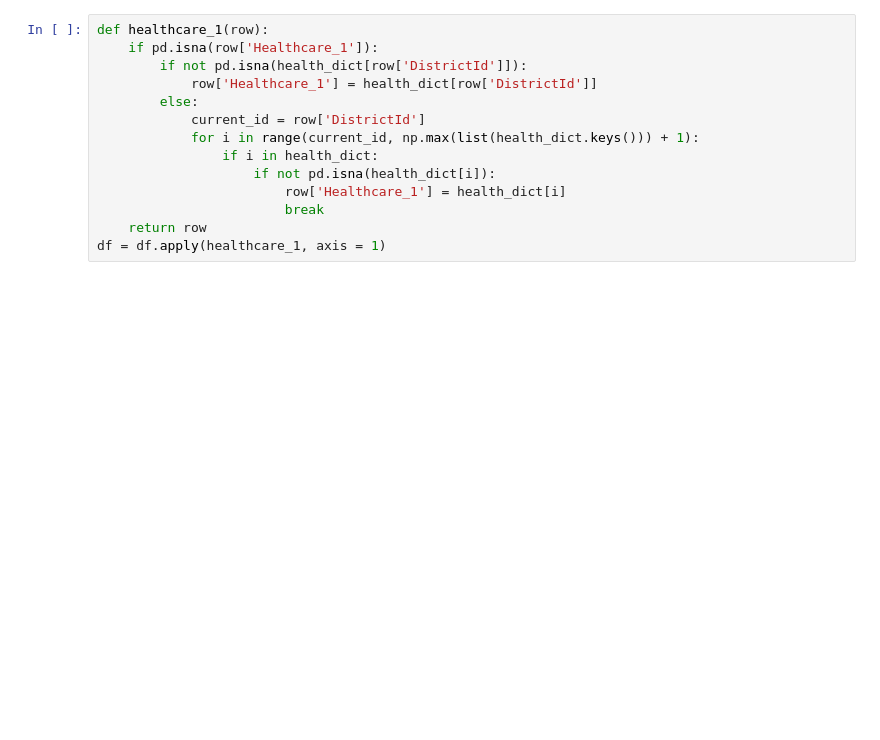
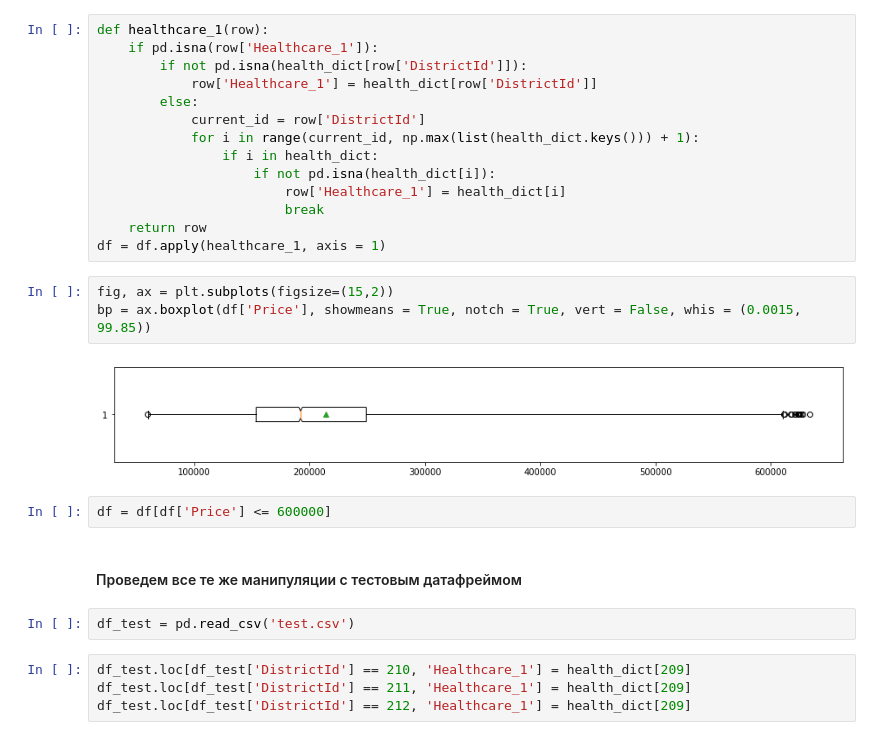
Before and after one commit to yuriy5139/Libs4DSQ1, a Jupyter notebook: LibsForMLQ1course.ipynb, the cells around one changed output. Cells and saved outputs as stored; diff of their text form; blank space fills up the shorter version.

```diff
--- a/LibsForMLQ1course.ipynb
+++ b/LibsForMLQ1course.ipynb
@@ -258,3 +259,18 @@ def healthcare_1(row):
                         break
     return row
 df = df.apply(healthcare_1, axis = 1)
+# %%
+fig, ax = plt.subplots(figsize=(15,2))
+bp = ax.boxplot(df['Price'], showmeans = True, notch = True, vert = False, whis = (0.0015, 99.85))
+# %% [output]
+[figure, added]
+# %%
+df = df[df['Price'] <= 600000]
+# %% [markdown]
+#### Проведем все те же манипуляции с тестовым датафреймом
+# %%
+df_test = pd.read_csv('test.csv')
+# %%
+df_test.loc[df_test['DistrictId'] == 210, 'Healthcare_1'] = health_dict[209]
+df_test.loc[df_test['DistrictId'] == 211, 'Healthcare_1'] = health_dict[209]
+df_test.loc[df_test['DistrictId'] == 212, 'Healthcare_1'] = health_dict[209]
```
Also changed, not shown: parts of 21 cells of this notebook.
